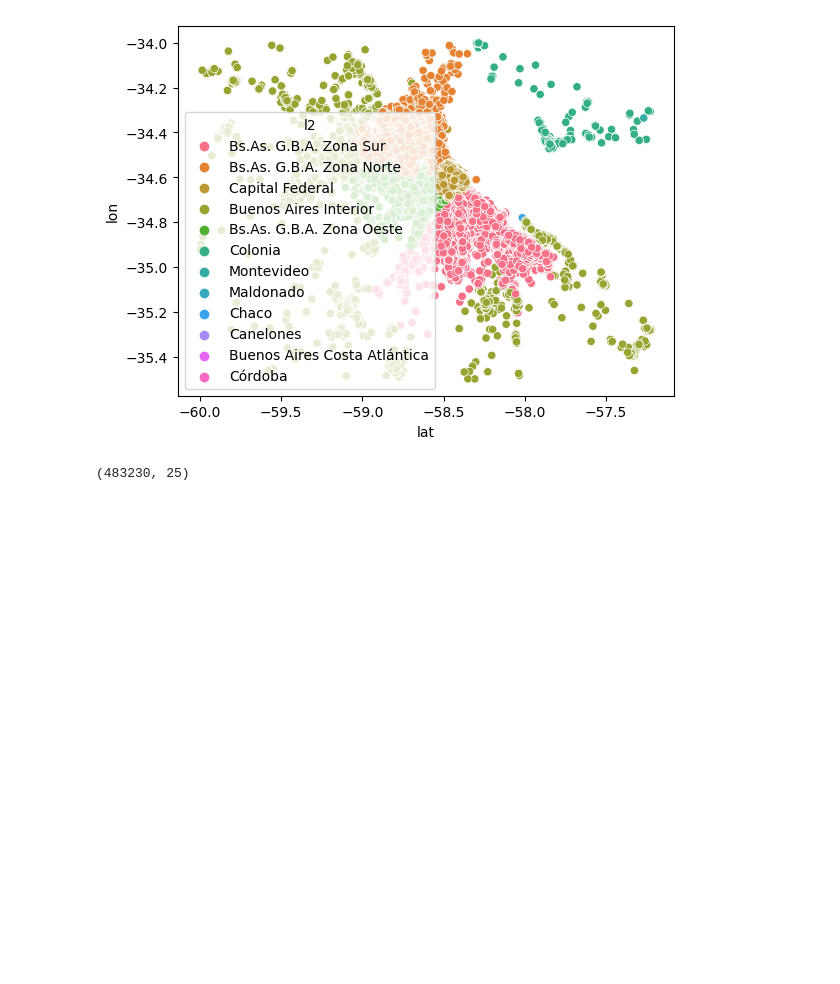
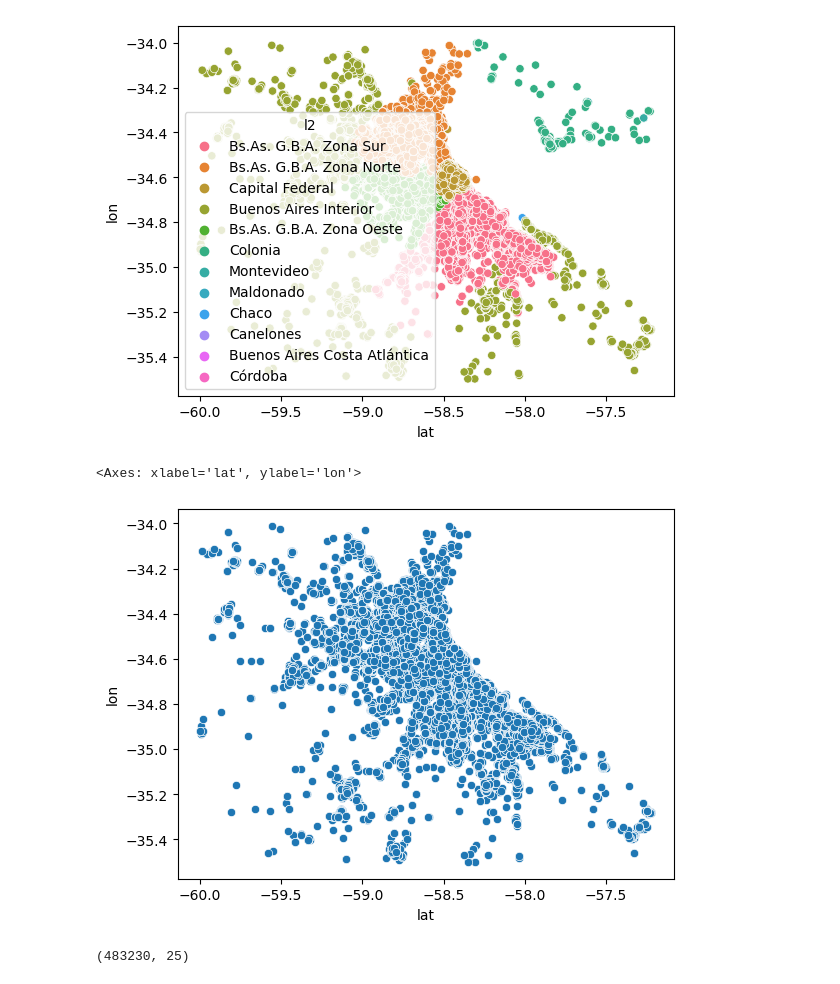
Before and after one commit to josesg998/competencia_properati, a Jupyter notebook: TP_Individual.ipynb, the cells around one changed output. Cells and saved outputs as stored; diff of their text form; code cells hidden in the pictures; blank space fills up the shorter version.

```diff
--- a/TP_Individual.ipynb
+++ b/TP_Individual.ipynb
@@ -122,3 +120,8 @@ df_test.loc[(df_test.lat>-60)&(df_test['lon']>-35.5)&(df_test['lon']<-34)& (df_t
+# %%
+sns.scatterplot(data=df_train[df_train.AMBA==1],x='lat',y='lon')
+# %% [output]
+<Axes: xlabel='lat', ylabel='lon'>
+[figure, added]
 # %%
 df_train[df_train.AMBA==1].shape
 # %% [output]
```
Also changed, not shown: parts of 12 cells of this notebook.
